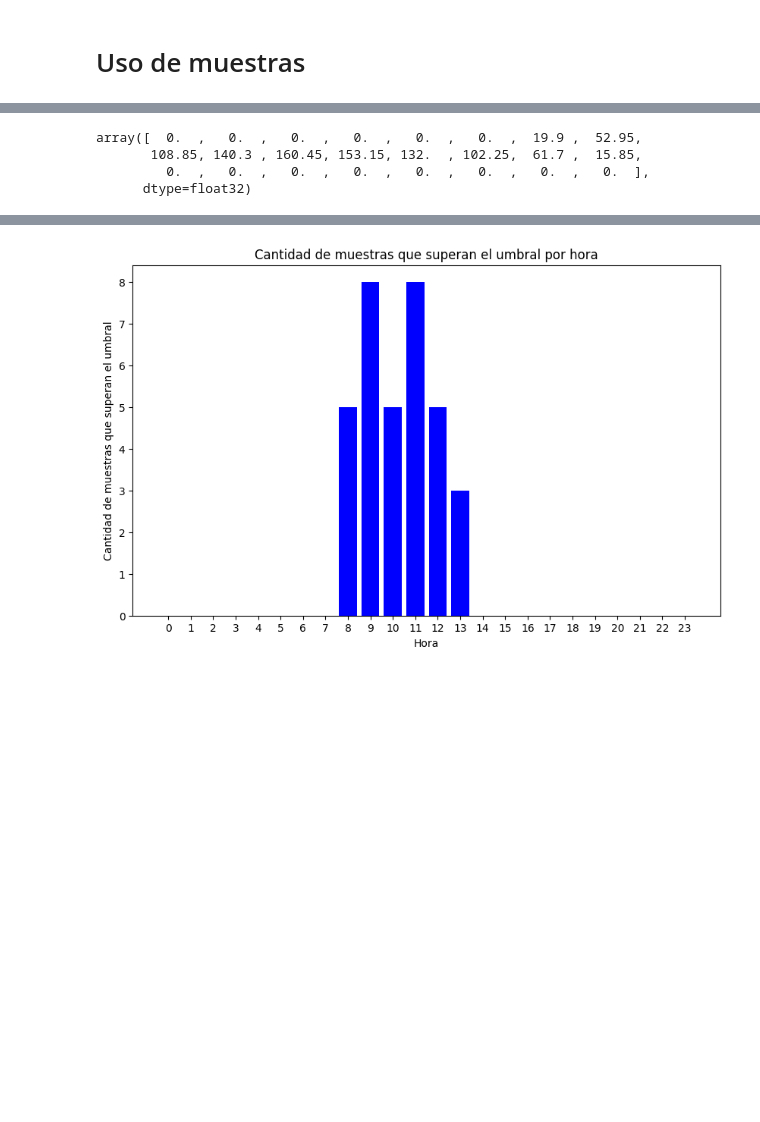
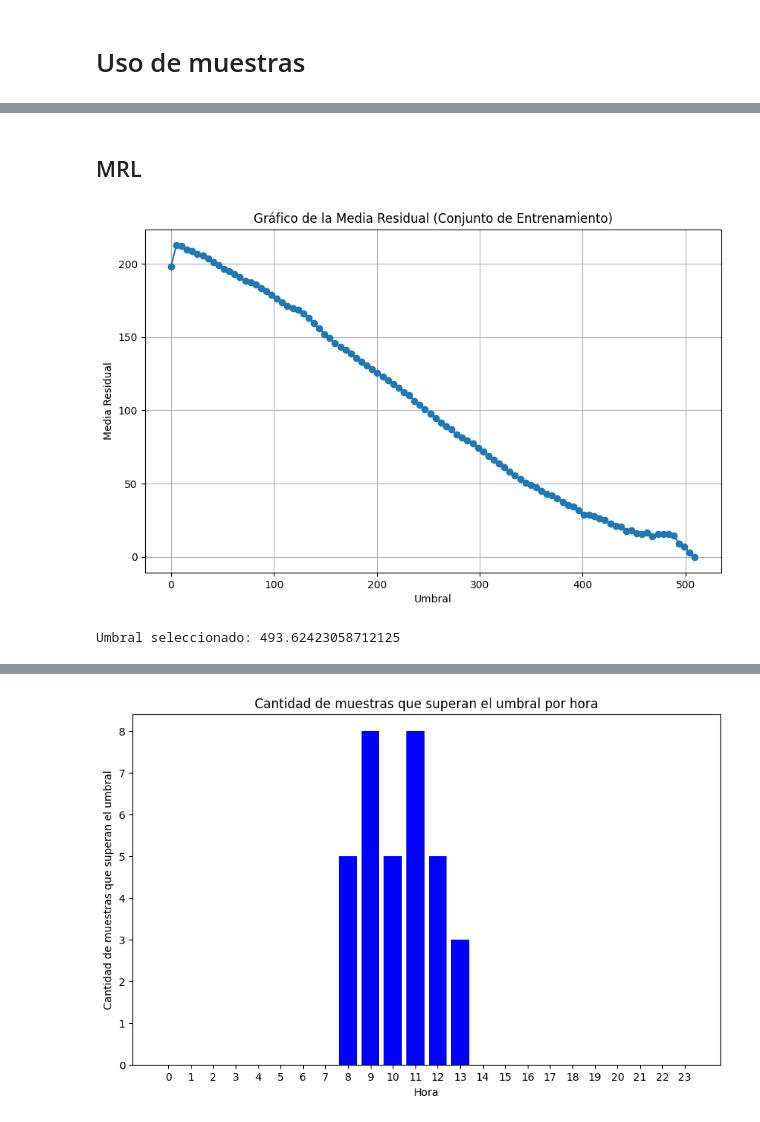
Before and after one commit to sergio825/pytorch-ts, a Jupyter notebook: Multivariate_TempFlow.ipynb, the cells around one changed output, grey strips where cells are left out. Drawn from its saved outputs; the diff is of its cells as text; code cells hidden in the pictures; blank space fills up the shorter version.

```diff
--- a/Multivariate_TempFlow.ipynb
+++ b/Multivariate_TempFlow.ipynb
@@ -372,7 +249,0 @@ plt.show()
-# %%
-real_data_test
-# %% [output]
-array([  0.  ,   0.  ,   0.  ,   0.  ,   0.  ,   0.  ,  19.9 ,  52.95,
-       108.85, 140.3 , 160.45, 153.15, 132.  , 102.25,  61.7 ,  15.85,
-         0.  ,   0.  ,   0.  ,   0.  ,   0.  ,   0.  ,   0.  ,   0.  ],
-      dtype=float32)
@@ -378,0 +268,52 @@ array([  0.  ,   0.  ,   0.  ,   0.  ,   0.  ,   0.  ,  19.9 ,  52.95,
+# %%
+prediction_length = predictor_mod.prediction_length
+lead_time = predictor_mod.lead_time
+freq = predictor_mod.freq
+
+muestras = forecasts_mod[0].samples
+samples = muestras[:,:,5] # prediccion ultimas 24 horas
+target = targets[0][-2 * prediction_length :][5].values #48 ultimas horas
+target_index = targets[0][-2 * prediction_length :][5].index
+
+
+train = targets[0][:-prediction_length ][5] #Sin las ultimas 48 horas de test.
+test = targets[0][-prediction_length:][5] # SoLO ULTIMAS 24
+# %% [markdown]
+## MRL
+# %%
+def mean_residual_life(data, thresholds):
+    mrl = []
+    for u in thresholds:
+        excesses = data[data > u] - u
+        if len(excesses) > 0:
+            mrl.append(np.mean(excesses))
+        else:
+            mrl.append(0)
+    return mrl
+
+# Definir umbrales
+thresholds = np.linspace(train.min(), train.max(), 100)
+
+# Calcular la media residual para cada umbral
+mrl_values = mean_residual_life(train, thresholds)
+
+# Graficar la media residual
+plt.figure(figsize=(10, 6))
+plt.plot(thresholds, mrl_values, marker='o')
+plt.xlabel('Umbral')
+plt.ylabel('Media Residual')
+plt.title('Gráfico de la Media Residual (Conjunto de Entrenamiento)')
+plt.grid(True)
+plt.show()
+# %% [output]
+[figure, added]
+# %%
+# Selección automática del umbral (por ejemplo, donde la media residual se nivela)
+# Aquí se elige el umbral donde el incremento en la media residual es más pequeño
+diffs = np.diff(mrl_values)
+selected_threshold_index = np.argmin(diffs) + 1
+selected_threshold = thresholds[selected_threshold_index]
+
+print(f"Umbral seleccionado: {selected_threshold}")
+# %% [output]
+Umbral seleccionado: 493.62423058712125
```
Also changed, not shown: parts of 40 cells of this notebook.
